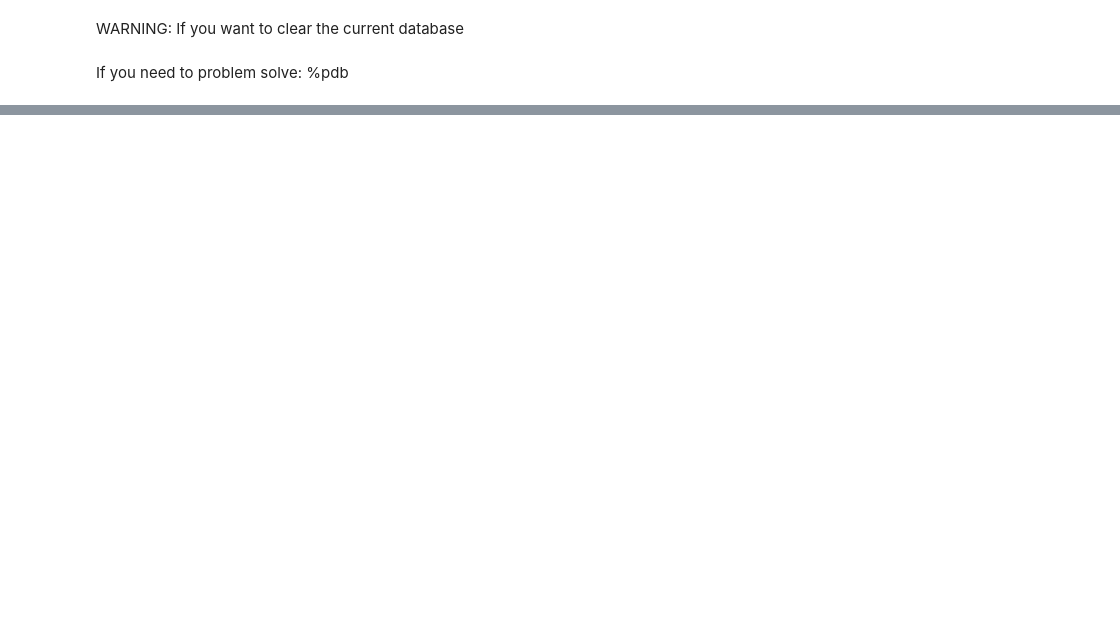
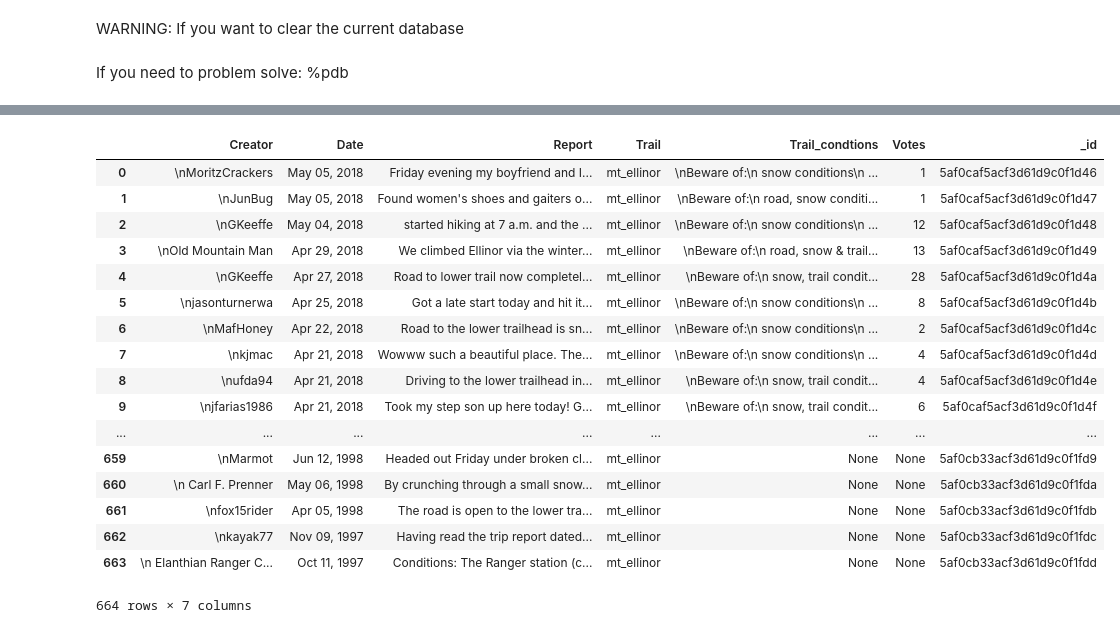
Before and after one commit to huddlestona/Trail_Report, a Jupyter notebook: Webscraping_TripReports.ipynb, the cells around one changed output, grey strips where cells are left out. Cells and saved outputs as stored; diff of their text form; code cells hidden in the pictures; blank space fills up the shorter version.

```diff
--- a/Webscraping_TripReports.ipynb
+++ b/Webscraping_TripReports.ipynb
@@ -87,2 +115,23 @@ TypeError: string indices must be integers
 # %%
 df = pd.DataFrame(list( mt_ellinor_reports.find()))
+# %%
+df
+# %% [output]
+|  | Creator | Date | Report | Trail | Trail_condtions | Votes | _id |
+| 0 | \nMoritzCrackers | May 05, 2018 | Friday evening my boyfriend and I... | mt_ellinor | \nBeware of:\n snow conditions\n ... | 1 | 5af0caf5acf3d61d9c0f1d46 |
+| 1 | \nJunBug | May 05, 2018 | Found women's shoes and gaiters o... | mt_ellinor | \nBeware of:\n road, snow conditi... | 1 | 5af0caf5acf3d61d9c0f1d47 |
+| 2 | \nGKeeffe | May 04, 2018 | started hiking at 7 a.m. and the ... | mt_ellinor | \nBeware of:\n snow conditions\n ... | 12 | 5af0caf5acf3d61d9c0f1d48 |
+| 3 | \nOld Mountain Man | Apr 29, 2018 | We climbed Ellinor via the winter... | mt_ellinor | \nBeware of:\n road, snow & trail... | 13 | 5af0caf5acf3d61d9c0f1d49 |
+| 4 | \nGKeeffe | Apr 27, 2018 | Road to lower trail now completel... | mt_ellinor | \nBeware of:\n snow, trail condit... | 28 | 5af0caf5acf3d61d9c0f1d4a |
+| 5 | \njasonturnerwa | Apr 25, 2018 | Got a late start today and hit it... | mt_ellinor | \nBeware of:\n snow conditions\n ... | 8 | 5af0caf5acf3d61d9c0f1d4b |
+| 6 | \nMafHoney | Apr 22, 2018 | Road to the lower trailhead is sn... | mt_ellinor | \nBeware of:\n snow conditions\n ... | 2 | 5af0caf5acf3d61d9c0f1d4c |
+| 7 | \nkjmac | Apr 21, 2018 | Wowww such a beautiful place. The... | mt_ellinor | \nBeware of:\n snow conditions\n ... | 4 | 5af0caf5acf3d61d9c0f1d4d |
+| 8 | \nufda94 | Apr 21, 2018 | Driving to the lower trailhead in... | mt_ellinor | \nBeware of:\n snow, trail condit... | 4 | 5af0caf5acf3d61d9c0f1d4e |
+| 9 | \njfarias1986 | Apr 21, 2018 | Took my step son up here today! G... | mt_ellinor | \nBeware of:\n snow, trail condit... | 6 | 5af0caf5acf3d61d9c0f1d4f |
+| ... | ... | ... | ... | ... | ... | ... | ... |
+| 659 | \nMarmot | Jun 12, 1998 | Headed out Friday under broken cl... | mt_ellinor | None | None | 5af0cb33acf3d61d9c0f1fd9 |
+| 660 | \n Carl F. Prenner | May 06, 1998 | By crunching through a small snow... | mt_ellinor | None | None | 5af0cb33acf3d61d9c0f1fda |
+| 661 | \nfox15rider | Apr 05, 1998 | The road is open to the lower tra... | mt_ellinor | None | None | 5af0cb33acf3d61d9c0f1fdb |
+| 662 | \nkayak77 | Nov 09, 1997 | Having read the trip report dated... | mt_ellinor | None | None | 5af0cb33acf3d61d9c0f1fdc |
+| 663 | \n Elanthian Ranger C... | Oct 11, 1997 | Conditions: The Ranger station (c... | mt_ellinor | None | None | 5af0cb33acf3d61d9c0f1fdd |
+664 rows × 7 columns
```
Also changed, not shown: parts of 6 cells of this notebook.
